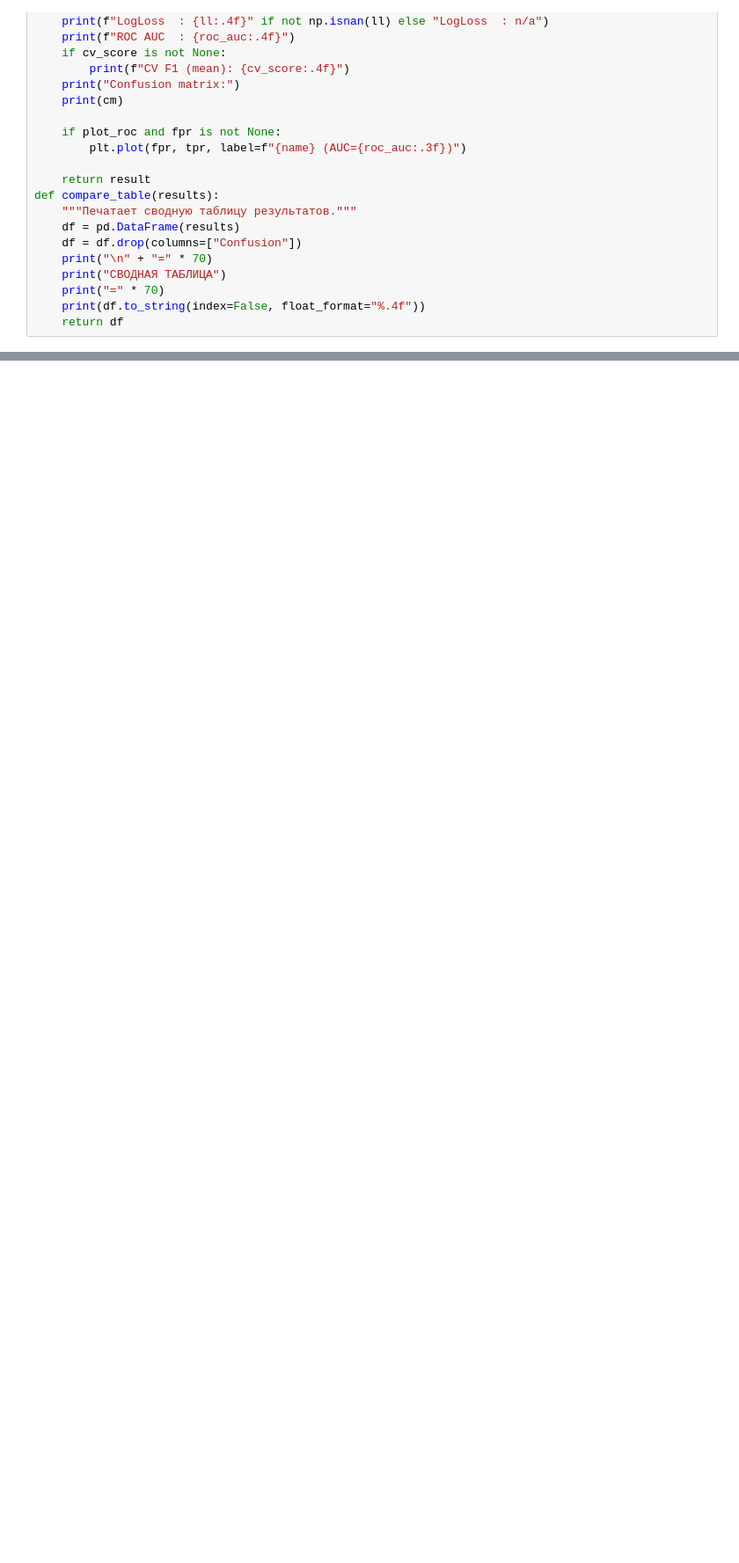
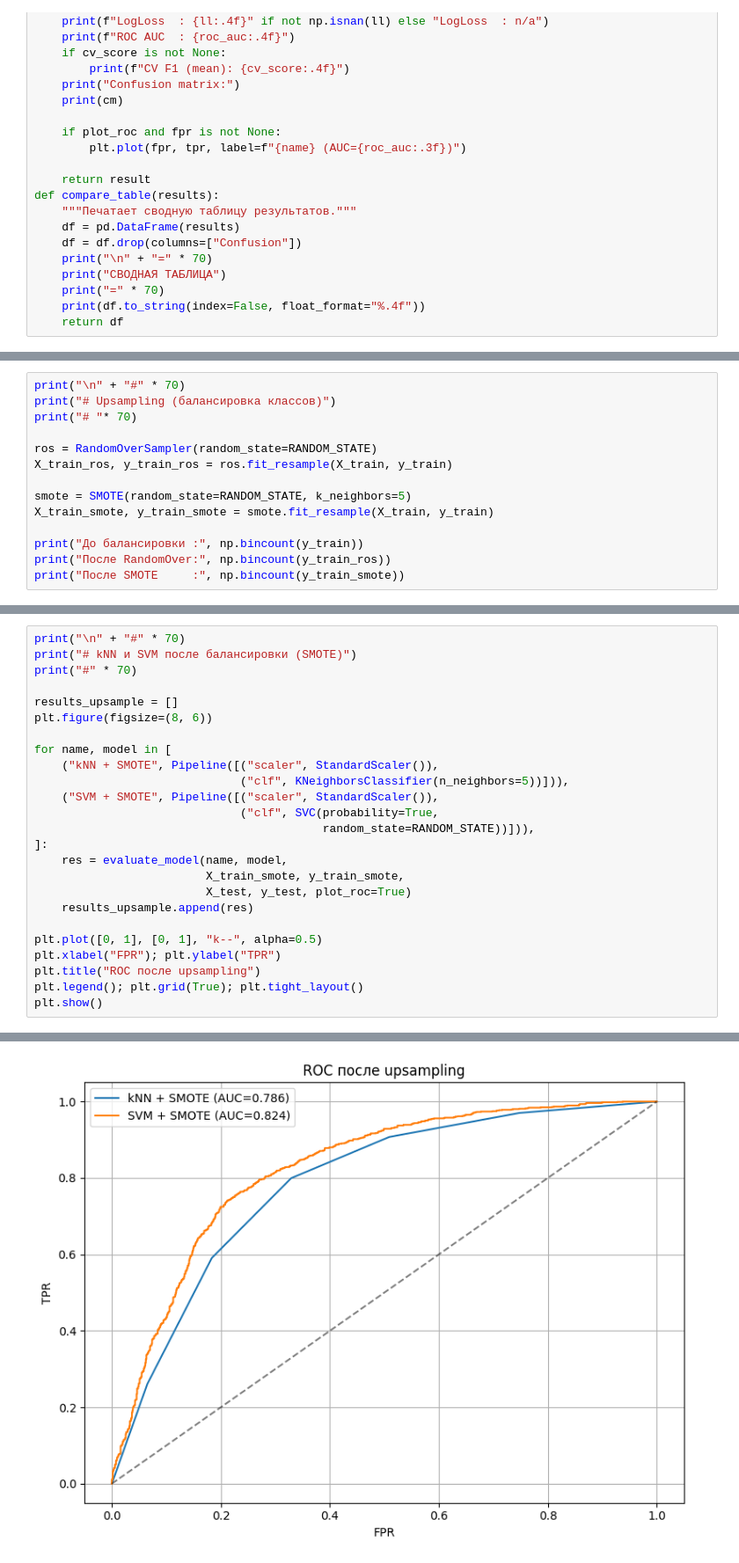
Before and after one commit to Poruch/Data_analysis_with_Python, a Jupyter notebook: Задание_4_Мальшаков_АА_РИС24-3.ipynb, the cells around one changed output, grey strips where cells are left out. Shown at 88% size. Cells and saved outputs as stored; diff of their text form; blank space fills up the shorter version.

```diff
--- a/Задание_4_Мальшаков_АА_РИС24-3.ipynb
+++ b/Задание_4_Мальшаков_АА_РИС24-3.ipynb
@@ -132,0 +351,14 @@ def compare_table(results):
+# %%
+print("\n" + "#" * 70)
+print("# Upsampling (балансировка классов)")
+print("# "* 70)
+
+ros = RandomOverSampler(random_state=RANDOM_STATE)
+X_train_ros, y_train_ros = ros.fit_resample(X_train, y_train)
+
+smote = SMOTE(random_state=RANDOM_STATE, k_neighbors=5)
+X_train_smote, y_train_smote = smote.fit_resample(X_train, y_train)
+
+print("До балансировки :", np.bincount(y_train))
+print("После RandomOver:", np.bincount(y_train_ros))
+print("После SMOTE     :", np.bincount(y_train_smote))
@@ -132,0 +372,26 @@ def compare_table(results):
+# %%
+print("\n" + "#" * 70)
+print("# kNN и SVM после балансировки (SMOTE)")
+print("#" * 70)
+
+results_upsample = []
+plt.figure(figsize=(8, 6))
+
+for name, model in [
+    ("kNN + SMOTE", Pipeline([("scaler", StandardScaler()),
+                              ("clf", KNeighborsClassifier(n_neighbors=5))])),
+    ("SVM + SMOTE", Pipeline([("scaler", StandardScaler()),
+                              ("clf", SVC(probability=True,
+                                          random_state=RANDOM_STATE))])),
+]:
+    res = evaluate_model(name, model,
+                         X_train_smote, y_train_smote,
+                         X_test, y_test, plot_roc=True)
+    results_upsample.append(res)
+
+plt.plot([0, 1], [0, 1], "k--", alpha=0.5)
+plt.xlabel("FPR"); plt.ylabel("TPR")
+plt.title("ROC после upsampling")
+plt.legend(); plt.grid(True); plt.tight_layout()
+plt.show()
+# %% [output]
@@ -132,0 +415 @@ def compare_table(results):
+[figure, added]
```
Also changed, not shown: parts of 15 cells of this notebook.
